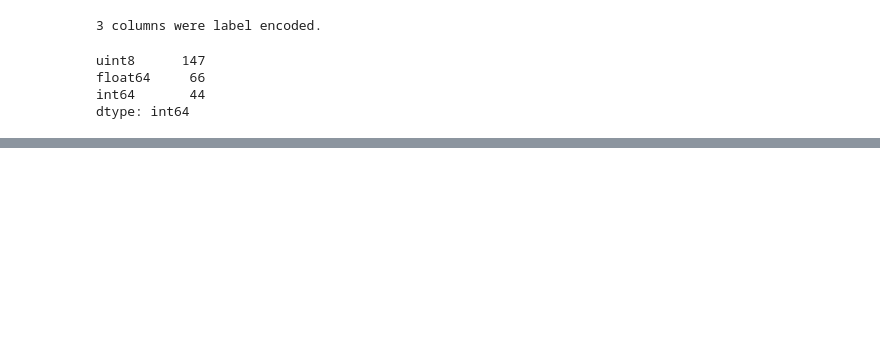
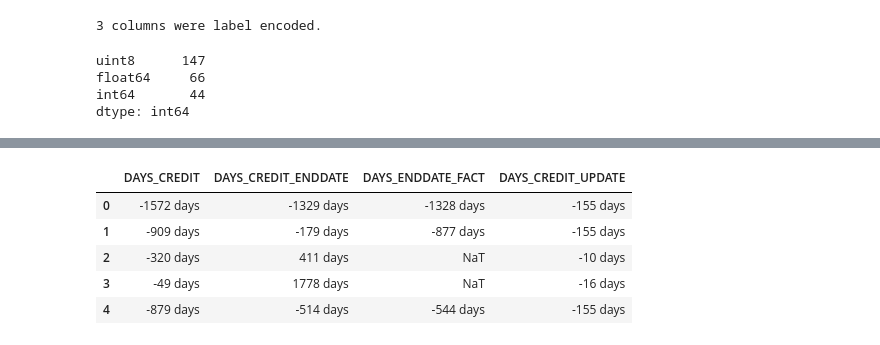
Before and after one commit to IsabellaCiambotti/home_default, a Jupyter notebook: XGB-2.ipynb, the cells around one changed output, grey strips where cells are left out. Saved outputs shown, nothing was run; the diff lists cells and outputs as text; code cells hidden in the pictures; blank space fills up the shorter version.

```diff
--- a/XGB-2.ipynb
+++ b/XGB-2.ipynb
@@ -55,0 +60,2 @@ dtype: int64
+# %%
+bureau = pd.read_csv('~/.kaggle/competitions/home-credit-default-risk/bureau.csv.zip', compression='zip').sort_values('SK_ID_CURR').reset_index(drop = True).loc[:1000, :]
@@ -55,0 +178,21 @@ dtype: int64
+# %%
+# fix time outliers (thanks github)
+import re
+
+def replace_day_outliers(df):
+    """Replace 365243 with np.nan in any columns with DAYS"""
+    for col in df.columns:
+        if "DAYS" in col:
+            df[col] = df[col].replace({365243: np.nan})
+
+    return df
+
+# Replace all the day outliers
+df_train = replace_day_outliers(df_train)
+df_test = replace_day_outliers(df_test)
+bureau = replace_day_outliers(bureau)
+bureau_bal = replace_day_outliers(bureau_bal)
+credit = replace_day_outliers(credit)
+cash = replace_day_outliers(cash)
+previous = replace_day_outliers(previous)
+installments = replace_day_outliers(installments)
@@ -55,0 +205,13 @@ dtype: int64
+# %%
+# convert to timedelta (d)!
+for col in ['DAYS_CREDIT', 'DAYS_CREDIT_ENDDATE', 'DAYS_ENDDATE_FACT', 'DAYS_CREDIT_UPDATE']:
+    bureau[col] = pd.to_timedelta(bureau[col], 'D')
+
+bureau[['DAYS_CREDIT', 'DAYS_CREDIT_ENDDATE', 'DAYS_ENDDATE_FACT', 'DAYS_CREDIT_UPDATE']].head()
+# %% [output]
+|  | DAYS_CREDIT | DAYS_CREDIT_ENDDATE | DAYS_ENDDATE_FACT | DAYS_CREDIT_UPDATE |
+| 0 | -1572 days | -1329 days | -1328 days | -155 days |
+| 1 | -909 days | -179 days | -877 days | -155 days |
+| 2 | -320 days | 411 days | NaT | -10 days |
+| 3 | -49 days | 1778 days | NaT | -16 days |
+| 4 | -879 days | -514 days | -544 days | -155 days |
```
Also changed, not shown: parts of 42 cells of this notebook.
